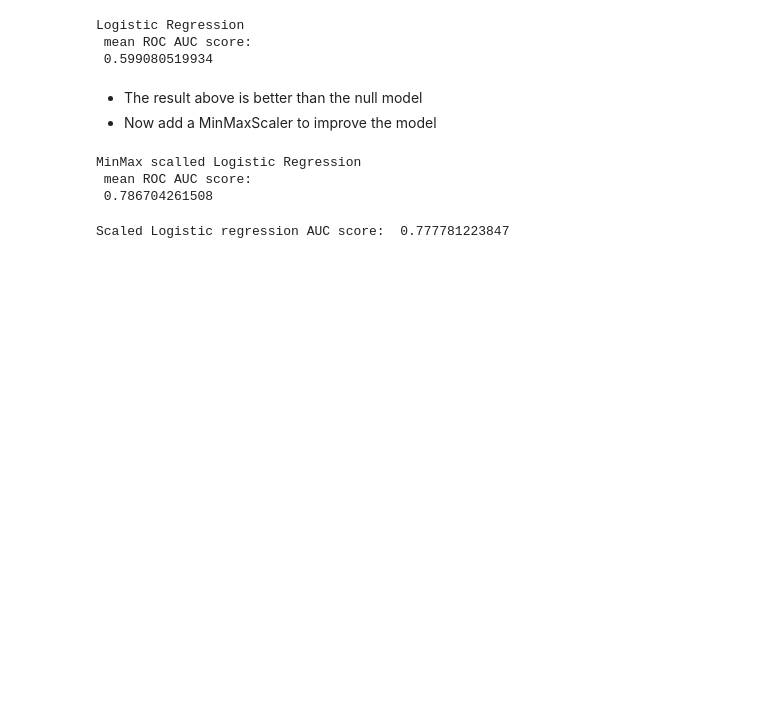
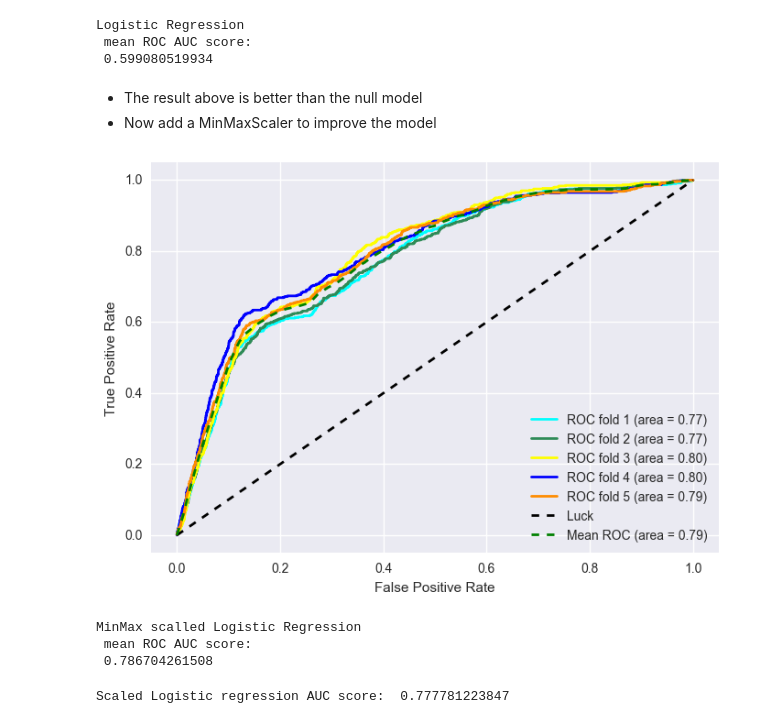
Before and after one commit to jeanzhaoyi/Capstone_2, a Jupyter notebook: Cross-validated_prediction_Santander.ipynb, the cells around one changed output. Drawn from its saved outputs; the diff is of its cells as text; code cells hidden in the pictures; blank space fills up the shorter version.

```diff
--- a/Cross-validated_prediction_Santander.ipynb
+++ b/Cross-validated_prediction_Santander.ipynb
@@ -42,12 +42,3 @@ seed = 1
 kfold = cross_validation.StratifiedKFold(train_raw.TARGET,
                                          n_folds=5,  # five fold cross validation
                                          random_state=seed)
-# %%
-def cv_score(k, X, y, classifier): # X is a data frame, y is a list
-    kfold = model_selection.StratifiedKFold(n_splits= k)
-    scores = 0.
-    for train, test in kfold.split(X, y):
-        probas_t = classifier.fit(X.iloc[train,:], y[train]).predict_proba(X.iloc[test,:])
-        sc = metrics.roc_auc_score(y[test], probas_t[:,1])
-        scores += sc
-    return scores/k
@@ -133,12 +173,13 @@ Logistic Regression
 # %%
 pipe_LG_scaled = Pipeline([
     ('minmax', MinMaxScaler()),
     ('LG', LogisticRegression(C=0.1))
 ])
 print('MinMax scalled Logistic Regression\n mean ROC AUC score: \n',
-      cv_score(5,  less_ft, y, pipe_LG_scaled)
+      cv_score(5,  less_ft, y, pipe_LG_scaled, True)
       )
 # %% [output]
+[figure, added]
 MinMax scalled Logistic Regression
  mean ROC AUC score:
  0.786704261508
```
Also changed, not shown: parts of 8 cells of this notebook.
